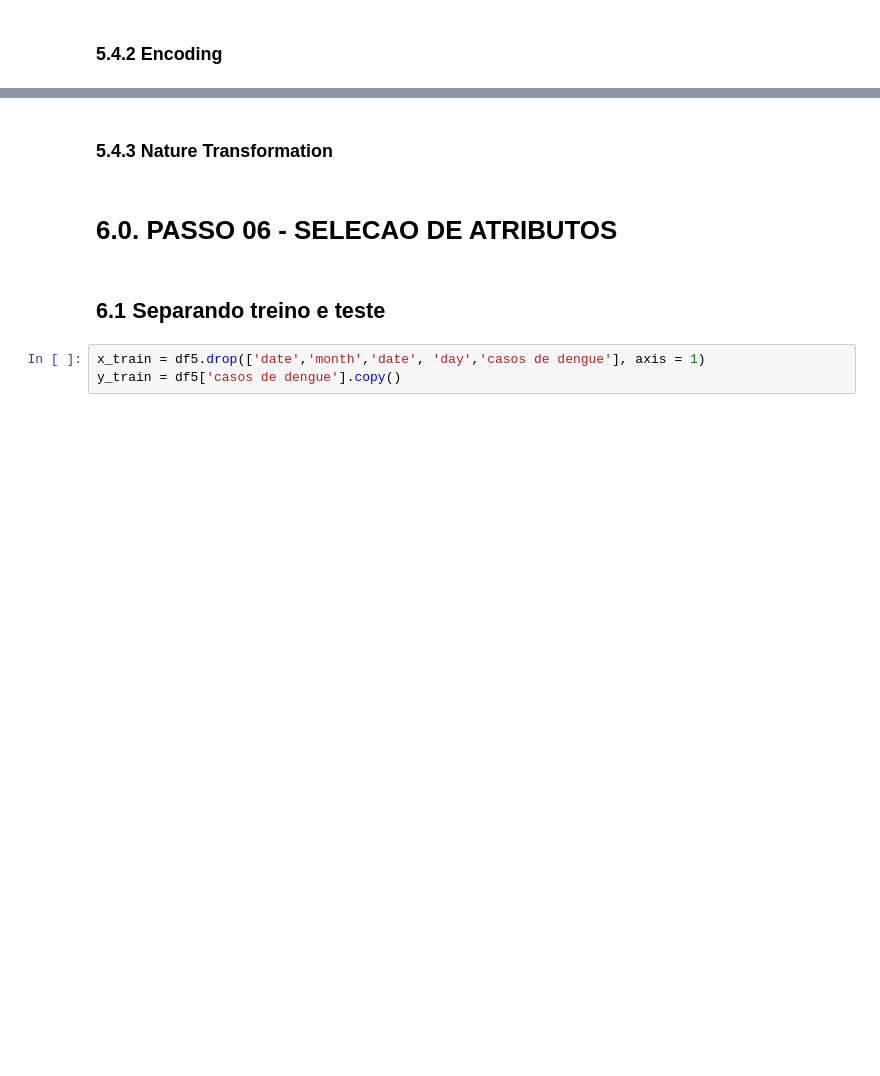
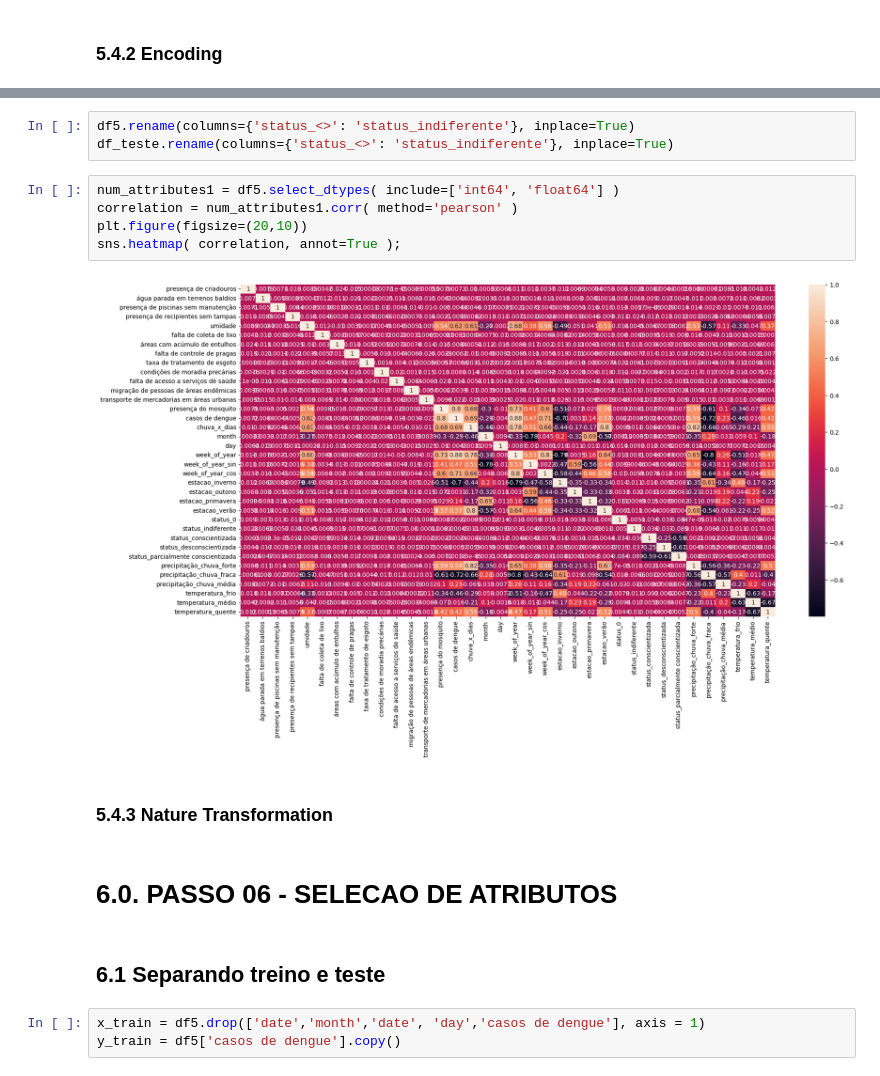
Before and after one commit to TiagoTBarreto/hackday, a Jupyter notebook: modelo_hackday.ipynb, the cells around one changed output, grey strips where cells are left out. Cells and saved outputs as stored; diff of their text form; blank space fills up the shorter version.

```diff
--- a/modelo_hackday.ipynb
+++ b/modelo_hackday.ipynb
@@ -914,3 +892,13 @@ df_teste.loc[:, 'status'] = df_teste['status'].map(target_encond_status)
+# %%
+df5.rename(columns={'status_<>': 'status_indiferente'}, inplace=True)
+df_teste.rename(columns={'status_<>': 'status_indiferente'}, inplace=True)
+# %%
+num_attributes1 = df5.select_dtypes( include=['int64', 'float64'] )
+correlation = num_attributes1.corr( method='pearson' )
+plt.figure(figsize=(20,10))
+sns.heatmap( correlation, annot=True );
+# %% [output]
+[figure, added]
 # %% [markdown]
 ### 5.4.3 Nature Transformation
 # %% [markdown]
```
Also changed, not shown: parts of 39 cells of this notebook, 5 other files.
